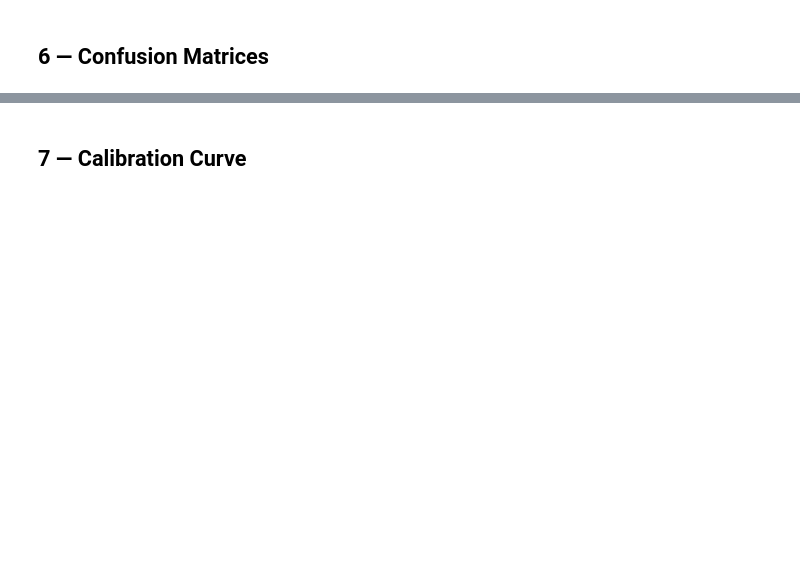
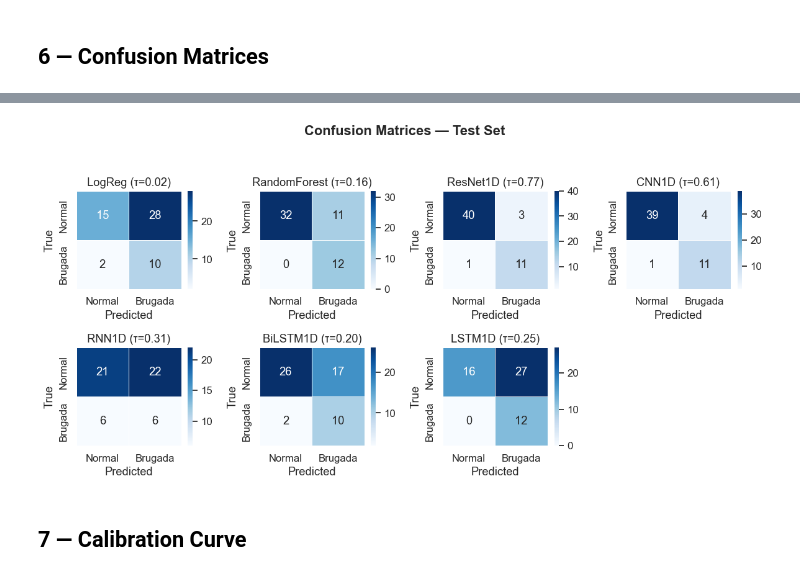
Before and after one commit to Aisyaululasmi/IDSC2026, a Jupyter notebook: notebooks/04_evaluation.ipynb, the cells around one changed output, grey strips where cells are left out. Cells and saved outputs as stored; diff of their text form; code cells hidden in the pictures; blank space fills up the shorter version.

```diff
--- a/notebooks/04_evaluation.ipynb
+++ b/notebooks/04_evaluation.ipynb
@@ -169,3 +277,38 @@ plt.show()
+# %%
+fig, axes = plt.subplots(2, 4, figsize=(12, 6))
+axes = axes.flatten()
+
+models = [
+    (lr_prob_test,  thresh_lr,  f'LogReg (τ={thresh_lr:.2f})'),
+    (rf_prob_test,  thresh_rf,  f'RandomForest (τ={thresh_rf:.2f})'),
+    (dl_prob_test,  thresh_dl,  f'ResNet1D (τ={thresh_dl:.2f})'),
+    (dl_prob_test_2, thresh_dl_2, f'CNN1D (τ={thresh_dl_2:.2f})'),
+    (dl_prob_test_3, thresh_dl_3, f'RNN1D (τ={thresh_dl_3:.2f})'),
+    (dl_prob_test_4, thresh_dl_4, f'BiLSTM1D (τ={thresh_dl_4:.2f})'),
+    (dl_prob_test_5, thresh_dl_5, f'LSTM1D (τ={thresh_dl_5:.2f})'),
+]
+
+for ax, (probs, thresh, name) in zip(axes, models):
+    plot_confusion_matrix(
+        y_test, (probs >= thresh).astype(int),
+        ax=ax, title=name
+    )
+
+# hide unused subplot
+axes[-1].axis('off')
+
+# ✅ ADD TITLE
+plt.suptitle('Confusion Matrices — Test Set', fontweight='bold')
+
+# ✅ FIX OVERLAP HERE
+plt.tight_layout(rect=[0, 0, 1, 0.94])  # adjust 0.94 → 0.92 if still tight
+
+# ✅ SAVE AFTER layout is fixed
+plt.savefig(REPORTS / 'eval_confusion_matrices_2row.png', dpi=250, bbox_inches='tight')
+
+plt.show()
+# %% [output]
+[figure, added]
 # %% [markdown]
 ## 7 — Calibration Curve
 # %%
```
Also changed, not shown: parts of 16 cells of this notebook.
